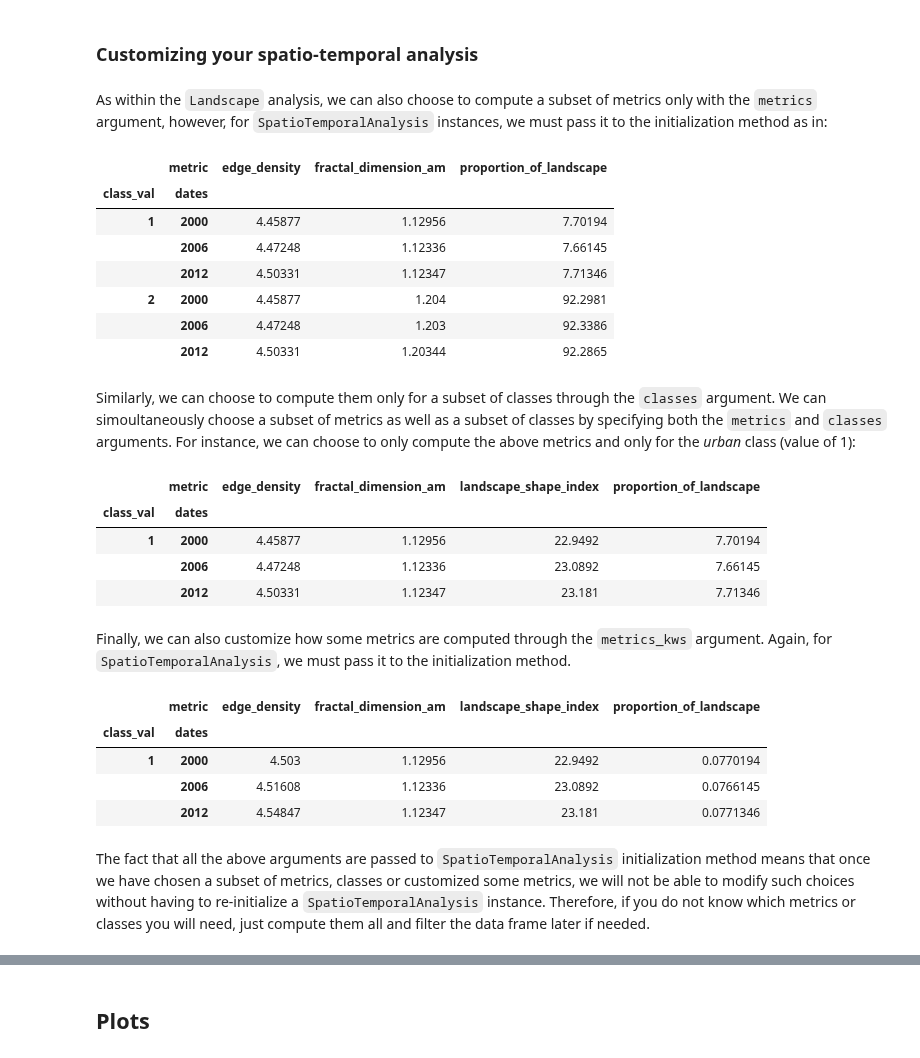
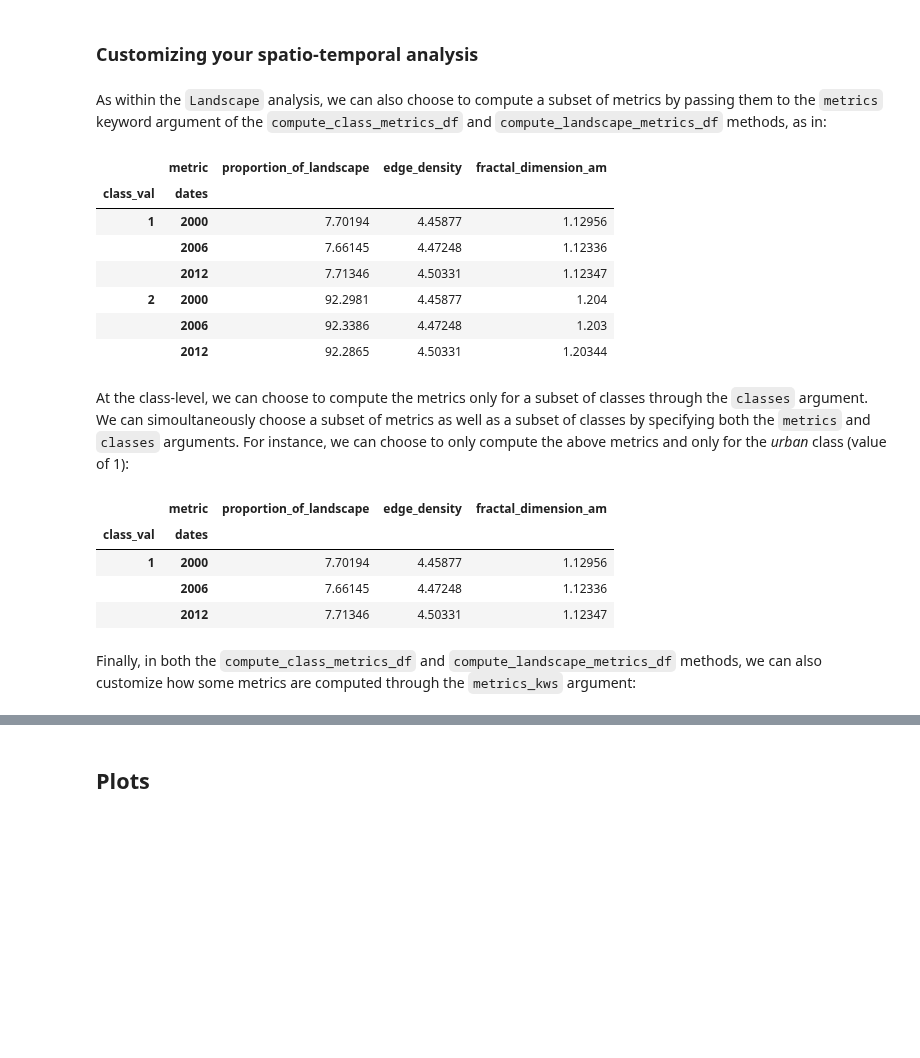
Before and after one commit to martibosch/pylandstats-notebooks, a Jupyter notebook: notebooks/02-spatiotemporal-analysis.ipynb, the cells around one changed output, grey strips where cells are left out. Saved outputs shown, nothing was run; the diff lists cells and outputs as text; code cells hidden in the pictures; blank space fills up the shorter version.

```diff
--- a/notebooks/02-spatiotemporal-analysis.ipynb
+++ b/notebooks/02-spatiotemporal-analysis.ipynb
@@ -66,62 +66,28 @@ sta.landscape_metrics_df
 # %% [markdown]
 ### Customizing your spatio-temporal analysis
 # %% [markdown]
-As within the `Landscape` analysis, we can also choose to compute a subset of metrics only with the `metrics` argument, however, for `SpatioTemporalAnalysis` instances, we must pass it to the initialization method as in:
+As within the `Landscape` analysis, we can also choose to compute a subset of metrics by passing them to the `metrics` keyword argument of the `compute_class_metrics_df` and `compute_landscape_metrics_df` methods, as in:
-# %%
-sta = pls.SpatioTemporalAnalysis(
-    input_filepaths,
-    metrics=[
-        'proportion_of_landscape', 'edge_density', 'fractal_dimension_am'],
-    dates=[2000, 2006, 2012])
-sta.class_metrics_df
-# %% [output]
-|  | metric | edge_density | fractal_dimension_am | proportion_of_landscape |
-| class_val | dates |  |  |  |
-| 1 | 2000 | 4.45877 | 1.12956 | 7.70194 |
-|  | 2006 | 4.47248 | 1.12336 | 7.66145 |
-|  | 2012 | 4.50331 | 1.12347 | 7.71346 |
-| 2 | 2000 | 4.45877 | 1.204 | 92.2981 |
-|  | 2006 | 4.47248 | 1.203 | 92.3386 |
-|  | 2012 | 4.50331 | 1.20344 | 92.2865 |
+# %%
+metrics=['proportion_of_landscape', 'edge_density', 'fractal_dimension_am']
+sta.compute_class_metrics_df(metrics=metrics)
+# %% [output]
+|  | metric | proportion_of_landscape | edge_density | fractal_dimension_am |
+| class_val | dates |  |  |  |
+| 1 | 2000 | 7.70194 | 4.45877 | 1.12956 |
+|  | 2006 | 7.66145 | 4.47248 | 1.12336 |
+|  | 2012 | 7.71346 | 4.50331 | 1.12347 |
+| 2 | 2000 | 92.2981 | 4.45877 | 1.204 |
+|  | 2006 | 92.3386 | 4.47248 | 1.203 |
+|  | 2012 | 92.2865 | 4.50331 | 1.20344 |
 # %% [markdown]
-Similarly, we can choose to compute them only for a subset of classes through the `classes` argument. We can simoultaneously choose a subset of metrics as well as a subset of classes by specifying both the `metrics` and `classes` arguments. For instance, we can choose to only compute the above metrics and only for the *urban* class (value of 1):
+At the class-level, we can choose to compute the metrics only for a subset of classes through the `classes` argument. We can simoultaneously choose a subset of metrics as well as a subset of classes by specifying both the `metrics` and `classes` arguments. For instance, we can choose to only compute the above metrics and only for the *urban* class (value of 1):
-# %%
-sta = pls.SpatioTemporalAnalysis(
-    input_filepaths, metrics=[
-        'proportion_of_landscape',
-        'edge_density',
-        'fractal_dimension_am',
-        'landscape_shape_index',
-        'shannon_diversity_index'
-    ], classes=[1], dates=[2000, 2006, 2012])
-sta.class_metrics_df
-# %% [output]
-|  | metric | edge_density | fractal_dimension_am | landscape_shape_index | proportion_of_landscape |
-| class_val | dates |  |  |  |  |
-| 1 | 2000 | 4.45877 | 1.12956 | 22.9492 | 7.70194 |
-|  | 2006 | 4.47248 | 1.12336 | 23.0892 | 7.66145 |
-|  | 2012 | 4.50331 | 1.12347 | 23.181 | 7.71346 |
+# %%
+sta.compute_class_metrics_df(metrics=metrics, classes=[1])
+# %% [output]
+|  | metric | proportion_of_landscape | edge_density | fractal_dimension_am |
+| class_val | dates |  |  |  |
+| 1 | 2000 | 7.70194 | 4.45877 | 1.12956 |
+|  | 2006 | 7.66145 | 4.47248 | 1.12336 |
+|  | 2012 | 7.71346 | 4.50331 | 1.12347 |
 # %% [markdown]
-Finally, we can also customize how some metrics are computed through the `metrics_kws` argument. Again, for `SpatioTemporalAnalysis`, we must pass it to the initialization method.
+Finally, in both the `compute_class_metrics_df` and `compute_landscape_metrics_df` methods, we can also customize how some metrics are computed through the `metrics_kws` argument:
-# %%
-sta = pls.SpatioTemporalAnalysis(
-    input_filepaths, metrics=[
-        'proportion_of_landscape',
-        'edge_density',
-        'fractal_dimension_am',
-        'landscape_shape_index',
-        'shannon_diversity_index'
-    ], classes=[1], dates=[2000, 2006, 2012],
-    metrics_kws={
-        'proportion_of_landscape': {'percent': False},
-        'edge_density': {'count_boundary': True}
-    })
-sta.class_metrics_df
-# %% [output]
-|  | metric | edge_density | fractal_dimension_am | landscape_shape_index | proportion_of_landscape |
-| class_val | dates |  |  |  |  |
-| 1 | 2000 | 4.503 | 1.12956 | 22.9492 | 0.0770194 |
-|  | 2006 | 4.51608 | 1.12336 | 23.0892 | 0.0766145 |
-|  | 2012 | 4.54847 | 1.12347 | 23.181 | 0.0771346 |
-# %% [markdown]
-The fact that all the above arguments are passed to `SpatioTemporalAnalysis` initialization method means that once we have chosen a subset of metrics, classes or customized some metrics, we will not be able to modify such choices without having to re-initialize a `SpatioTemporalAnalysis` instance. Therefore, if you do not know which metrics or classes you will need, just compute them all and filter the data frame later if needed.
```
Also changed, not shown: parts of 7 cells of this notebook, 6 other files.
